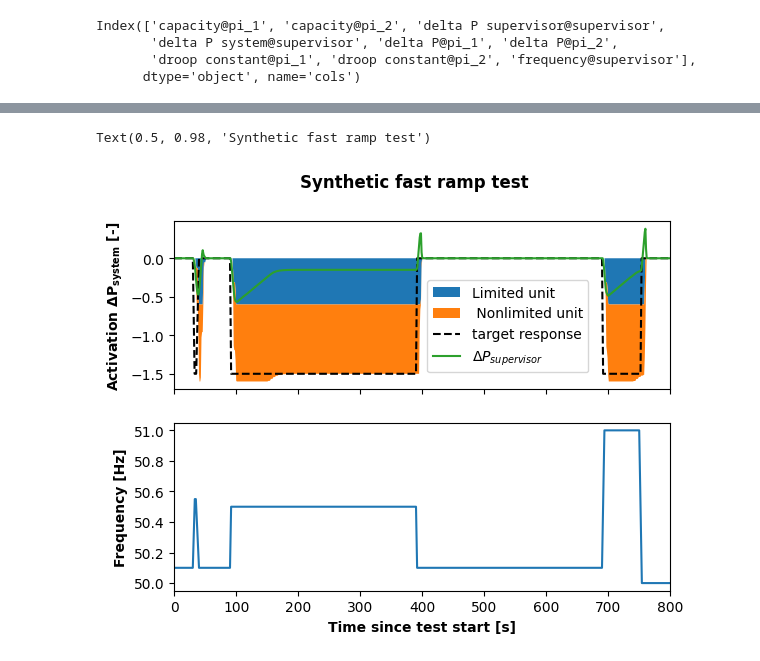
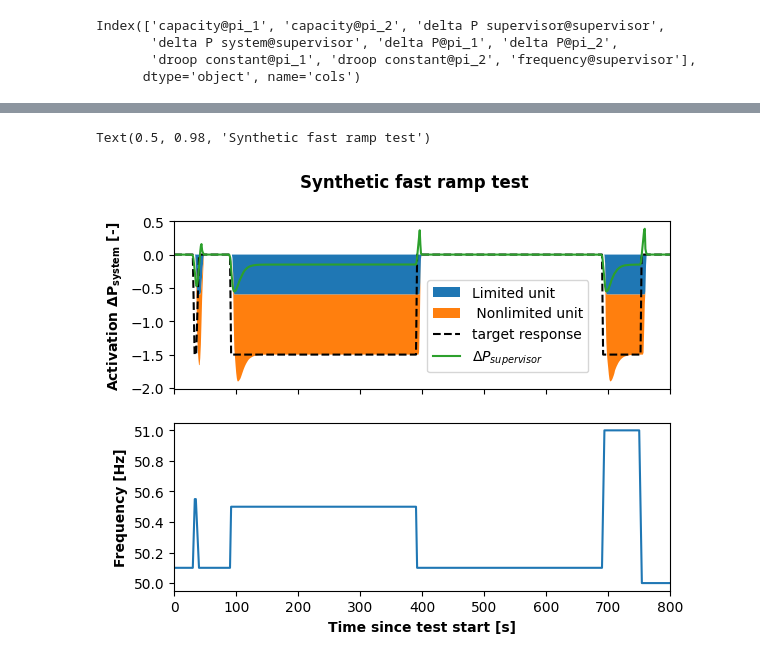
Before and after one commit to MortenHay/Bachelor, a Jupyter notebook: miscplotting.ipynb, the cells around one changed output, grey strips where cells are left out. Saved outputs shown, nothing was run; the diff lists cells and outputs as text; code cells hidden in the pictures.

```diff
--- a/miscplotting.ipynb
+++ b/miscplotting.ipynb
@@ -152,6 +152,6 @@ Text(0.5, 0.98, 'Initial test for Ki tuning')
 # %%
-#filepath = 'saved/fastramp.json'
-filepath = 'tests/121125,095711.json'
+filepath = 'saved/5pi3pcdelay.json'
+#filepath = 'tests/121125,225912.json'
 fig, axs = plt.subplots(2,1,sharex=True)
 with open(filepath) as file:
     data = [json.loads(line) for line in file]
@@ -168,31 +168,31 @@ df_pivot.index = pd.to_datetime(df_pivot.index, unit="s")
 df_resampled = df_pivot.resample("s").mean()
 
 # Interpolate the measurements
 df_resampled = df_resampled.interpolate()
 df_resampled['offset'] = (df_resampled.index - df_resampled.index[0]).total_seconds()
 axs[0].stackplot(df_resampled['offset'],df_resampled['delta P@pi_1'],df_resampled['delta P@pi_2'],labels=['Limited unit',' Nonlimited unit'])
 
 start = dt.datetime.now()
 
 test = synthetics.FastRampTest(start)
 active_bid = 1.5
 ts = np.arange(start,start + dt.timedelta(seconds=800),dt.timedelta(seconds=0.1)).astype(dt.datetime)
 toffs = np.array([(t-start).total_seconds() for t in ts])
 fs = np.array([test.measure_frequency(t) for t in ts])
 dfs = fs-50.1
 R = 0.4/active_bid
 dPs = np.array([clamp(-df/R,-active_bid,0) for df in dfs])
 
 
 axs[0].plot(toffs,dPs,color='black',linestyle='--', label = 'target response')
 axs[0].plot(df_resampled['offset'],df_resampled['delta P supervisor@supervisor'], label = r'$\Delta P_{supervisor}$')
 axs[0].set_xlim(0,800)
 axs[0].legend(loc=(0.51,0.1))
 axs[0].set_ylabel(r'Activation $\mathbf{\Delta P_{system}}$ [-]',weight='bold')
 axs[1].plot(toffs,fs,label = 'frequency')
 axs[1].set_ylabel('Frequency [Hz]',weight='bold')
 axs[1].set_xlabel('Time since test start [s]',weight='bold')
 fig.suptitle('Synthetic fast ramp test',weight='bold')
 # %% [output]
 Text(0.5, 0.98, 'Synthetic fast ramp test')
-[figure, old version]
+[figure, new version]
```
Also changed, not shown: parts of 3 cells of this notebook, 3 other files.
